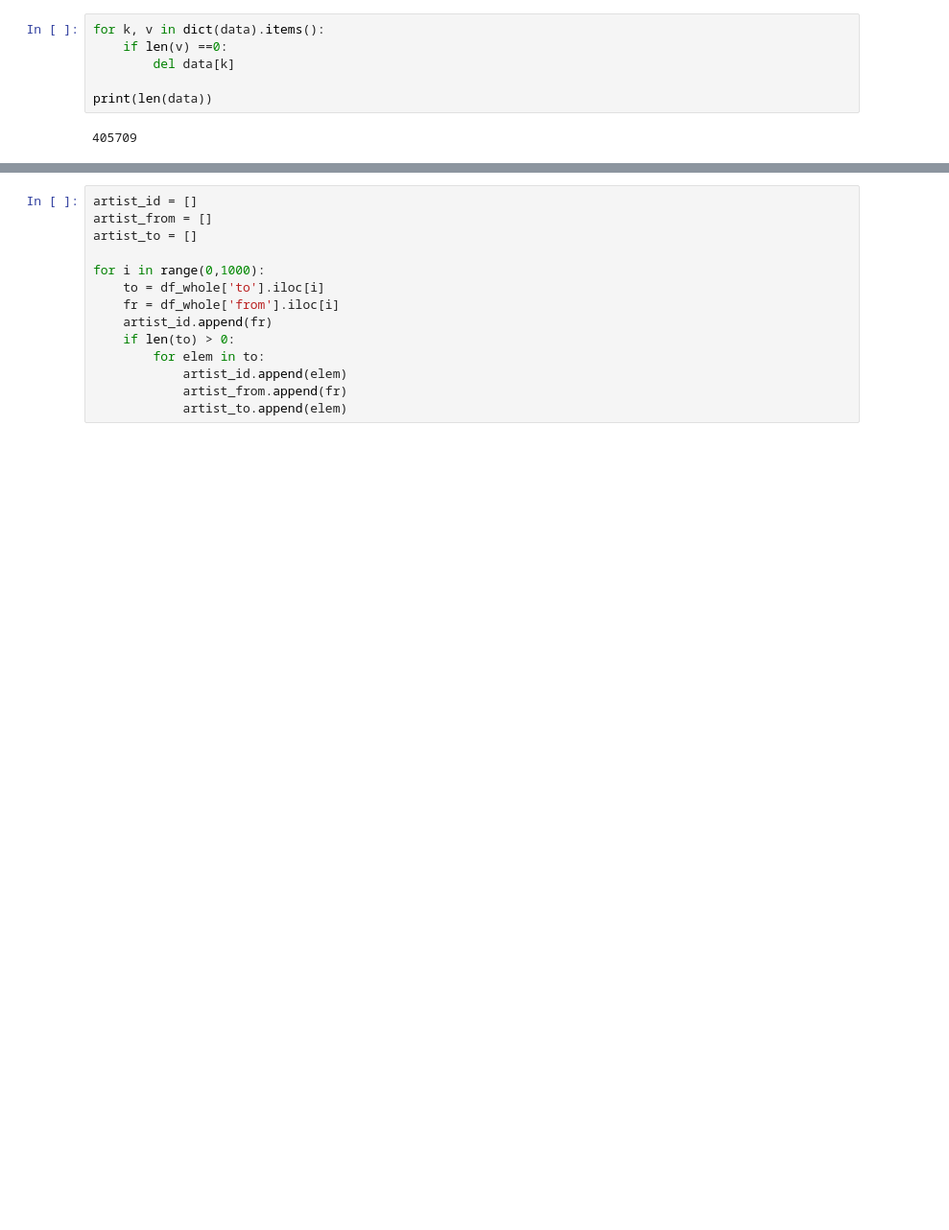
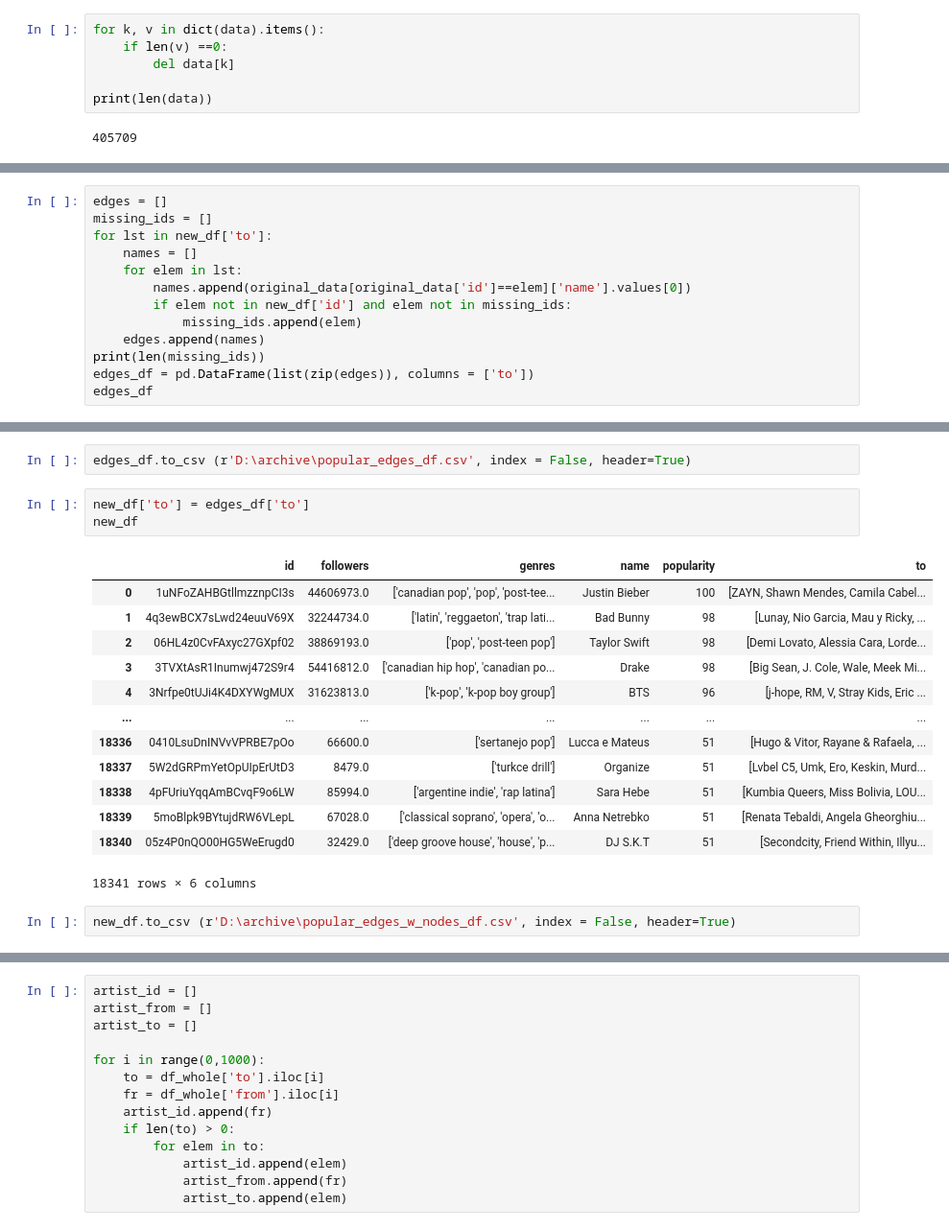
Before and after one commit to LudvigL123/network_science_project, a Jupyter notebook: data extraction/spotify_data_extraction.ipynb, the cells around one changed output, grey strips where cells are left out. Shown: that part at 96% size. Saved outputs shown, nothing was run; the diff lists cells and outputs as text; blank space fills up the shorter version.

```diff
--- a/spotify_data_extraction.ipynb
+++ b/data extraction/spotify_data_extraction.ipynb
@@ -33,0 +77,13 @@ df_whole
+# %%
+edges = []
+missing_ids = []
+for lst in new_df['to']:
+    names = []
+    for elem in lst:
+        names.append(original_data[original_data['id']==elem]['name'].values[0])
+        if elem not in new_df['id'] and elem not in missing_ids:
+            missing_ids.append(elem)
+    edges.append(names)
+print(len(missing_ids))
+edges_df = pd.DataFrame(list(zip(edges)), columns = ['to'])
+edges_df
@@ -33,0 +105,21 @@ df_whole
+# %%
+edges_df.to_csv (r'D:\archive\popular_edges_df.csv', index = False, header=True)
+# %%
+new_df['to'] = edges_df['to']
+new_df
+# %% [output]
+|  | id | followers | genres | name | popularity | to |
+| 0 | 1uNFoZAHBGtllmzznpCI3s | 44606973.0 | ['canadian pop', 'pop', 'post-tee... | Justin Bieber | 100 | [ZAYN, Shawn Mendes, Camila Cabel... |
+| 1 | 4q3ewBCX7sLwd24euuV69X | 32244734.0 | ['latin', 'reggaeton', 'trap lati... | Bad Bunny | 98 | [Lunay, Nio Garcia, Mau y Ricky, ... |
+| 2 | 06HL4z0CvFAxyc27GXpf02 | 38869193.0 | ['pop', 'post-teen pop'] | Taylor Swift | 98 | [Demi Lovato, Alessia Cara, Lorde... |
+| 3 | 3TVXtAsR1Inumwj472S9r4 | 54416812.0 | ['canadian hip hop', 'canadian po... | Drake | 98 | [Big Sean, J. Cole, Wale, Meek Mi... |
+| 4 | 3Nrfpe0tUJi4K4DXYWgMUX | 31623813.0 | ['k-pop', 'k-pop boy group'] | BTS | 96 | [j-hope, RM, V, Stray Kids, Eric ... |
+| ... | ... | ... | ... | ... | ... | ... |
+| 18336 | 0410LsuDnINVvVPRBE7pOo | 66600.0 | ['sertanejo pop'] | Lucca e Mateus | 51 | [Hugo & Vitor, Rayane & Rafaela, ... |
+| 18337 | 5W2dGRPmYetOpUIpErUtD3 | 8479.0 | ['turkce drill'] | Organize | 51 | [Lvbel C5, Umk, Ero, Keskin, Murd... |
+| 18338 | 4pFUriuYqqAmBCvqF9o6LW | 85994.0 | ['argentine indie', 'rap latina'] | Sara Hebe | 51 | [Kumbia Queers, Miss Bolivia, LOU... |
+| 18339 | 5moBlpk9BYtujdRW6VLepL | 67028.0 | ['classical soprano', 'opera', 'o... | Anna Netrebko | 51 | [Renata Tebaldi, Angela Gheorghiu... |
+| 18340 | 05z4P0nQO00HG5WeErugd0 | 32429.0 | ['deep groove house', 'house', 'p... | DJ S.K.T | 51 | [Secondcity, Friend Within, Illyu... |
+18341 rows × 6 columns
+# %%
+new_df.to_csv (r'D:\archive\popular_edges_w_nodes_df.csv', index = False, header=True)
```
Also changed, not shown: parts of 12 cells of this notebook, 6 other files.
